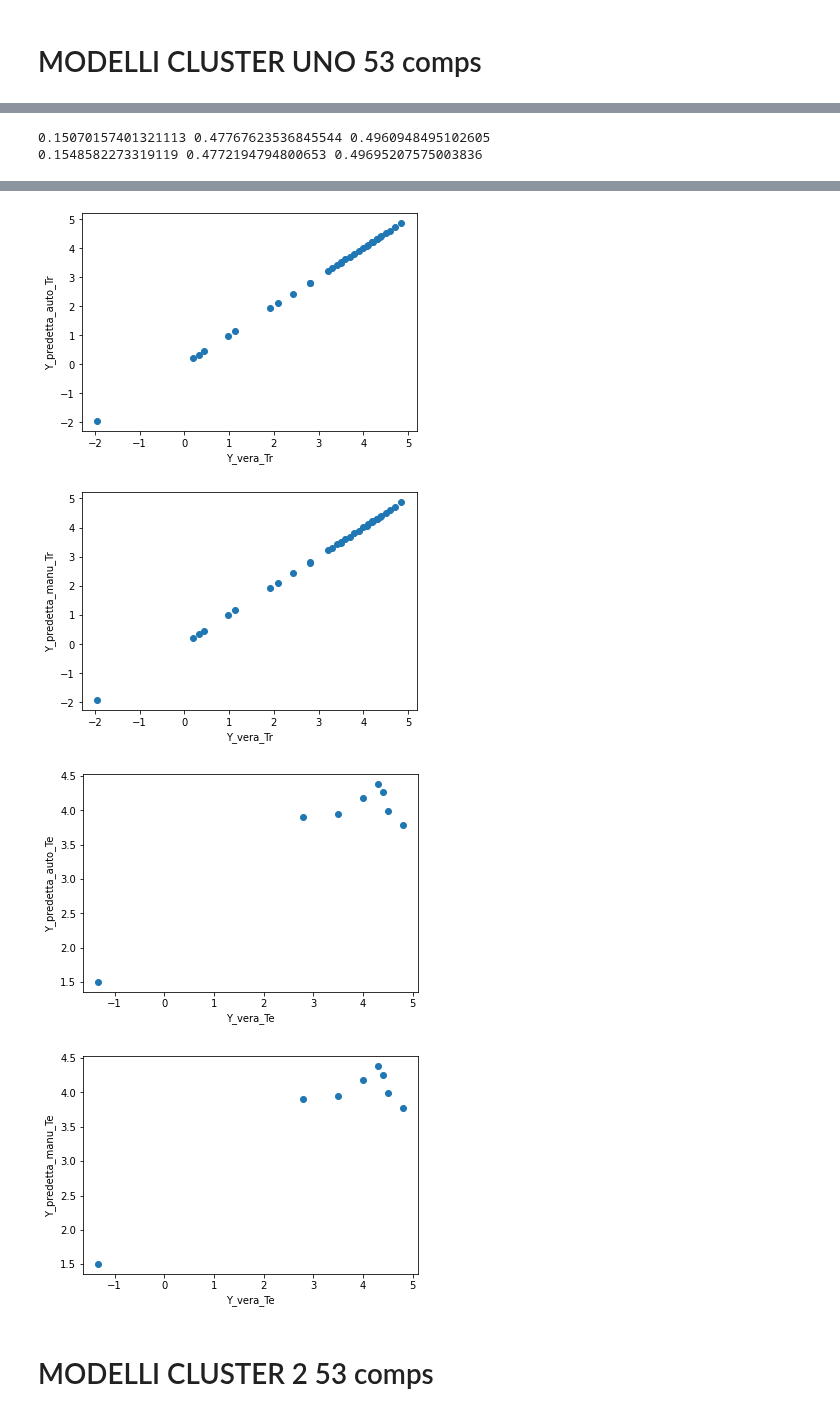
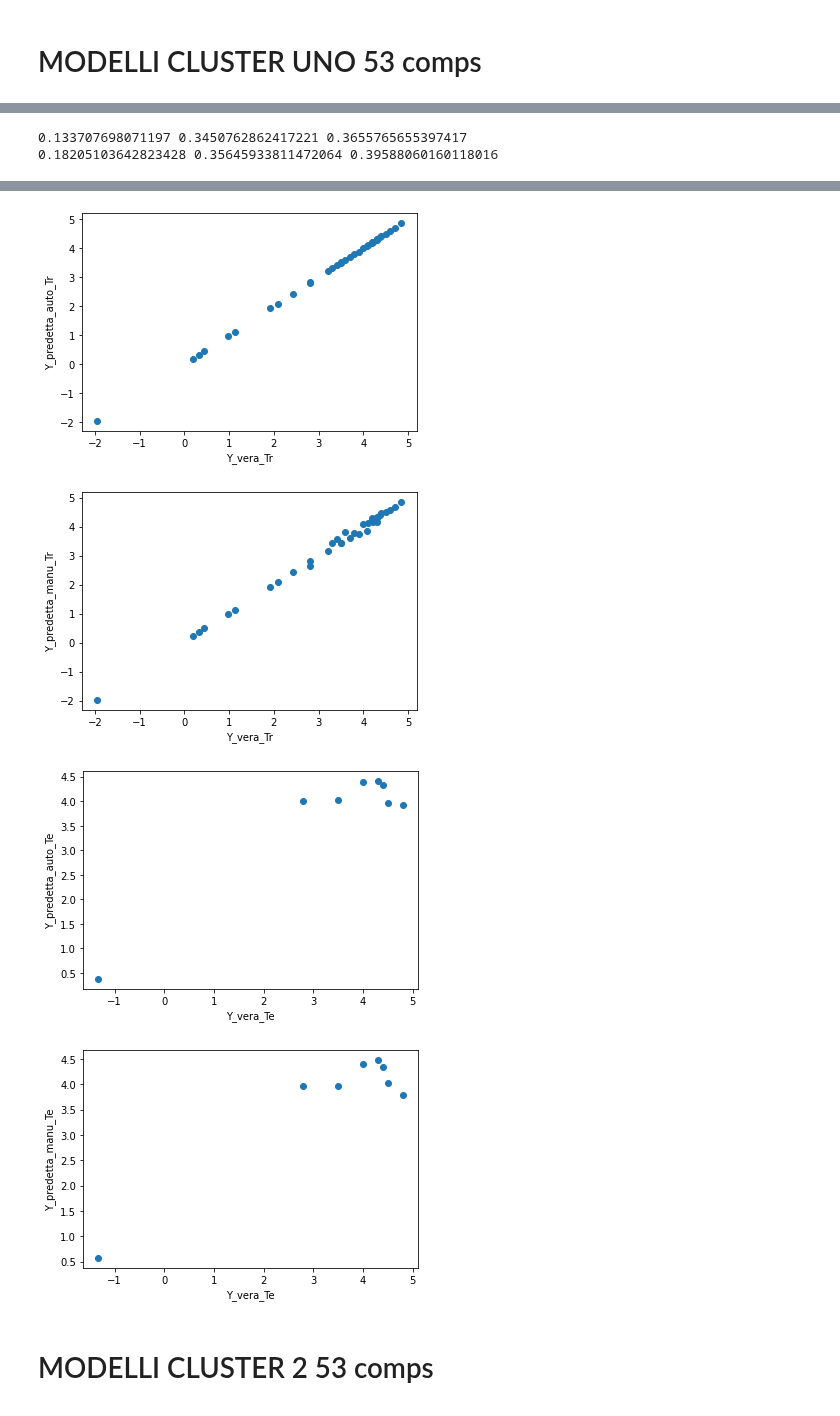
Before and after one commit to lstorchi/mllogdp, a Jupyter notebook: Modello_PLS_CLUSTERS_53_comps.ipynb, the cells around one changed output, grey strips where cells are left out. Saved outputs shown, nothing was run; the diff lists cells and outputs as text; code cells hidden in the pictures.

```diff
--- a/Modello_PLS_CLUSTERS_53_comps.ipynb
+++ b/Modello_PLS_CLUSTERS_53_comps.ipynb
@@ -496,7 +496,7 @@ def componentiPLS (X_Tr, Y_Tr, cvval, maxcomp):
     print("Number of components selected automatically: ",  acomp)
 # %%
 def ModelliAutoManuali( X_Tr, Y_Tr, X_Te, Y_Te, cvval, auto, manual) :
-    pls_auto = PLSRegression(auto)
+    pls_auto = PLSRegression(auto, scale=False)
     pls_auto.fit(X_Tr, Y_Tr)
     y_auto_te = pls_auto.predict(X_Te)
     y_auto_tr = pls_auto.predict(X_Tr)
@@ -515,7 +515,7 @@ def ModelliAutoManuali( X_Tr, Y_Tr, X_Te, Y_Te, cvval, auto, manual) :
 
     print( np.average(diff_auto), np.std(diff_auto), np.std(diffnoa_auto) )
 
-    pls_manu = PLSRegression(manual)
+    pls_manu = PLSRegression(manual, scale=False)
     pls_manu.fit(X_Tr, Y_Tr)
     y_manu_te = pls_manu.predict(X_Te)
     y_manu_tr = pls_manu.predict(X_Tr)
@@ -627,5 +627,5 @@ Number of components selected automatically:  11
 # %%
-ModelliAutoManuali( X_GM_1_TR, Y_GM_1_TR, X_GM_1_TE, Y_GM_1_TE, 10, 11, 10 )
+ModelliAutoManuali( X_GM_1_TR, Y_GM_1_TR, X_GM_1_TE, Y_GM_1_TE, 10, 19, 12 )
 # %% [output]
-0.15070157401321113 0.47767623536845544 0.4960948495102605
-0.1548582273319119 0.4772194794800653 0.49695207575003836
+0.133707698071197 0.3450762862417221 0.3655765655397417
+0.18205103642823428 0.35645933811472064 0.39588060160118016
@@ -634,7 +634,7 @@ ModelliAutoManuali( X_GM_1_TR, Y_GM_1_TR, X_GM_1_TE, Y_GM_1_TE, 10, 11, 10 )
 [figure]
-[figure, old version]
+[figure, new version]
-[figure, old version]
+[figure, new version]
-[figure, old version]
+[figure, new version]
 # %% [markdown]
 # MODELLI CLUSTER 2 53 comps
 # %%
```
Also changed, not shown: parts of 9 cells of this notebook.
